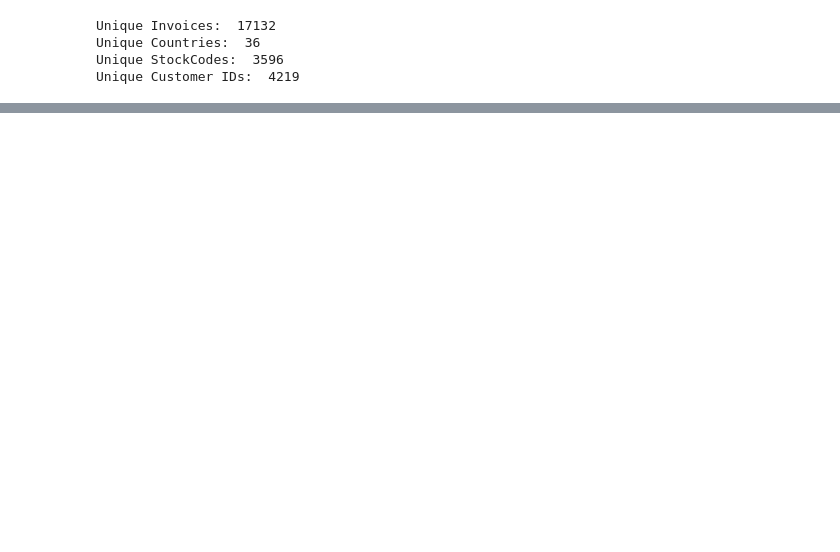
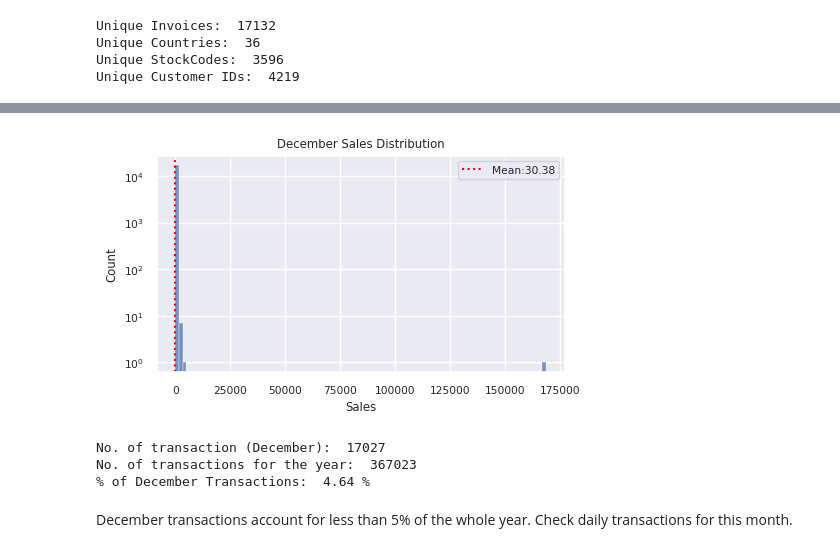
Before and after one commit to ds-edu/DataScienceCapstone_OnlineRetail, a Jupyter notebook: notebooks/ExploratoryDataAnalysis.ipynb, the cells around one changed output, grey strips where cells are left out. Cells and saved outputs as stored; diff of their text form; code cells hidden in the pictures; blank space fills up the shorter version.

```diff
--- a/notebooks/ExploratoryDataAnalysis.ipynb
+++ b/notebooks/ExploratoryDataAnalysis.ipynb
@@ -373,0 +270,22 @@ df_non_ol.to_csv("../data/interim/online_retail_EDA.csv",  index=False)
+# %%
+sns.set(font_scale=0.7, style='darkgrid')
+plt.figure(figsize=(5,3))
+sns.histplot(data=df[df.Month==12].Sales, bins=100)
+plt.yscale('log')
+plt.axvline(df[df.Month == 12]['Sales'].mean(), label='Mean:' + str(round(df[df.Month == 12]['Sales'].mean(),2)), linestyle=':', color='red')
+plt.title('December Sales Distribution')
+plt.legend()
+plt.tight_layout()
+plt.show()
+# %% [output]
+[figure, added]
+# %%
+print('No. of transaction (December): ', df.query('Month == 12').shape[0])
+print('No. of transactions for the year: ', df.shape[0] )
+print('% of December Transactions: ', round(len(df.query('Month == 12')) * 100 / len(df), 2), '%')
+# %% [output]
+No. of transaction (December):  17027
+No. of transactions for the year:  367023
+% of December Transactions:  4.64 %
+# %% [markdown]
+December transactions account for less than 5% of the whole year. Check daily transactions for this month.
```
Also changed, not shown: parts of 71 cells of this notebook, 1 other file.
